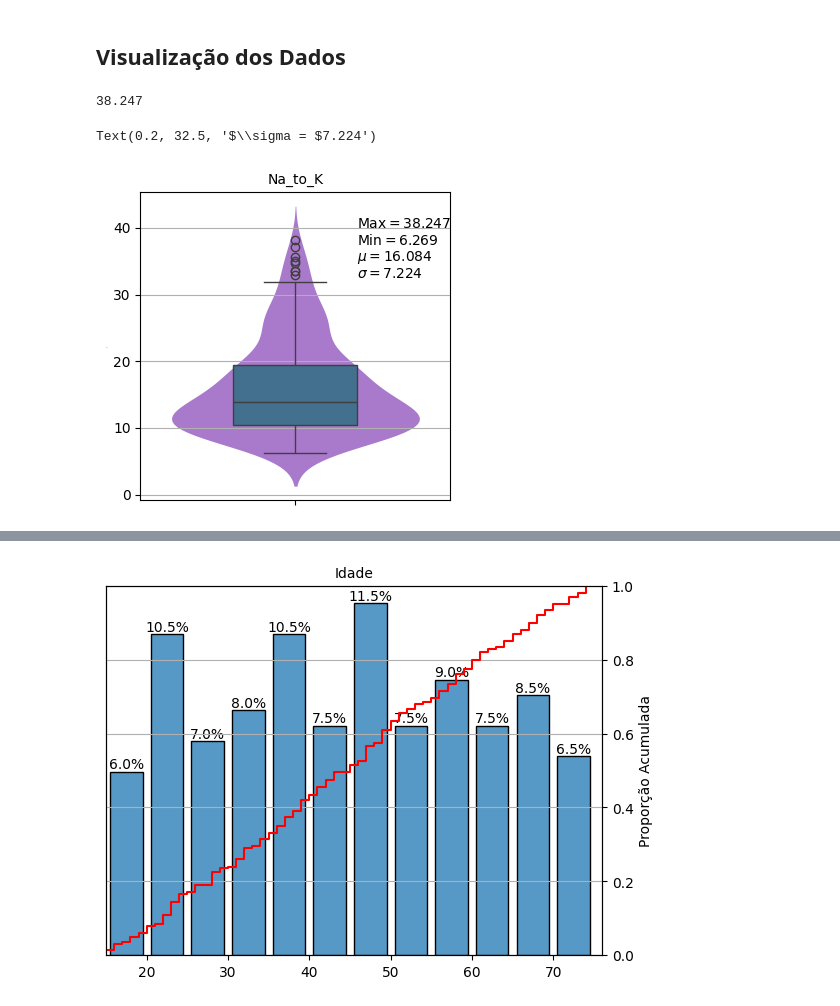
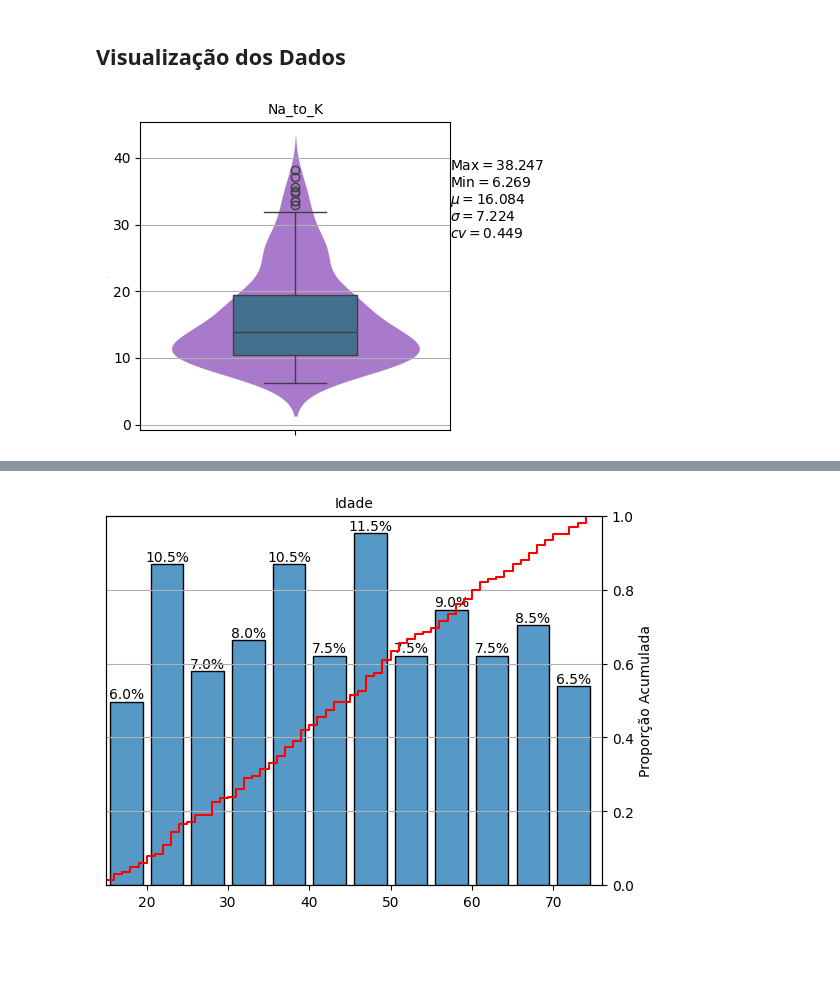
Before and after one commit to MarcioB1999/classificador_drogas, a Jupyter notebook: Classificação_Drug.ipynb, the cells around one changed output, grey strips where cells are left out. Saved outputs shown, nothing was run; the diff lists cells and outputs as text; code cells hidden in the pictures; blank space fills up the shorter version.

```diff
--- a/Classificação_Drug.ipynb
+++ b/Classificação_Drug.ipynb
@@ -108,25 +110,32 @@ df.head()
 | 4 | 1.0 | 0.0 | 61 | 0 | 2 | 18.043 | 0 |
 # %% [markdown]
 ## **Visualização dos Dados**
-# %%
-df['Na_to_K'].max()
-# %% [output]
-38.247
 # %%
-fig=plt.figure(figsize=(4,4))
-ax=fig.add_subplot(1,1,1)
+def violin_box(df,column,alpha):
+    fig=plt.figure(figsize=(4,4))
+    ax=fig.add_subplot(1,1,1)
 
-ax_violin = sns.violinplot(df['Na_to_K'], color="#af52f4", inner=None, linewidth=0, saturation=0.5,ax=ax)
-sns.boxplot(df['Na_to_K'], saturation=0.5, width=0.4, boxprops={'zorder': 2}, ax=ax_violin)
+    ax_violin = sns.violinplot(df[column], color="#af52f4", inner=None, linewidth=0, saturation=0.5,ax=ax)
+    sns.boxplot(df[column], saturation=0.5, width=0.4, boxprops={'zorder': 2}, ax=ax_violin)
 
-plt.title('Na_to_K',fontsize=10)
-plt.ylabel([],fontsize=0)
-plt.grid(axis='y')
+    plt.title(column,fontsize=10)
+    plt.ylabel([],fontsize=0)
+    plt.grid(axis='y')
 
-plt.text(0.2, 40, f"Max"+r'$ = $'+f"{df['Na_to_K'].max()}")
-plt.text(0.2, 37.5, f"Min"+r'$ = $'+f"{df['Na_to_K'].min()}")
-plt.text(0.2, 35, r'$\mu = $'+f"{round(df['Na_to_K'].mean(),3)}")
-plt.text(0.2, 32.5, r'$\sigma = $'+f"{round(df['Na_to_K'].std(),3)}")
+    min = df[column].min()
+    max = df[column].max()
+    mean = round(df[column].mean(),3)
+    dp = round(df[column].std(),3)
+
+    alpha=0.08
+    dif = max-min
+
+    plt.text(0.5, dif+min, f"Max"+r'$ = $'+f"{max}")
+    plt.text(0.5, (1-alpha)*dif+min, f"Min"+r'$ = $'+f"{min}")
+    plt.text(0.5, (1-2*alpha)*dif+min, r'$\mu = $'+f"{mean}")
+    plt.text(0.5, (1-3*alpha)*dif+min, r'$\sigma = $'+f"{dp}")
+    plt.text(0.5, (1-4*alpha)*dif+min, r'$cv = $'+f"{round(dp/mean,3)}")
-# %% [output]
-Text(0.2, 32.5, '$\\sigma = $7.224')
-[figure, removed]
+# %%
+violin_box(df=df,column='Na_to_K',alpha=.07)
+# %% [output]
+[figure, added]
```
Also changed, not shown: parts of 17 cells of this notebook.
